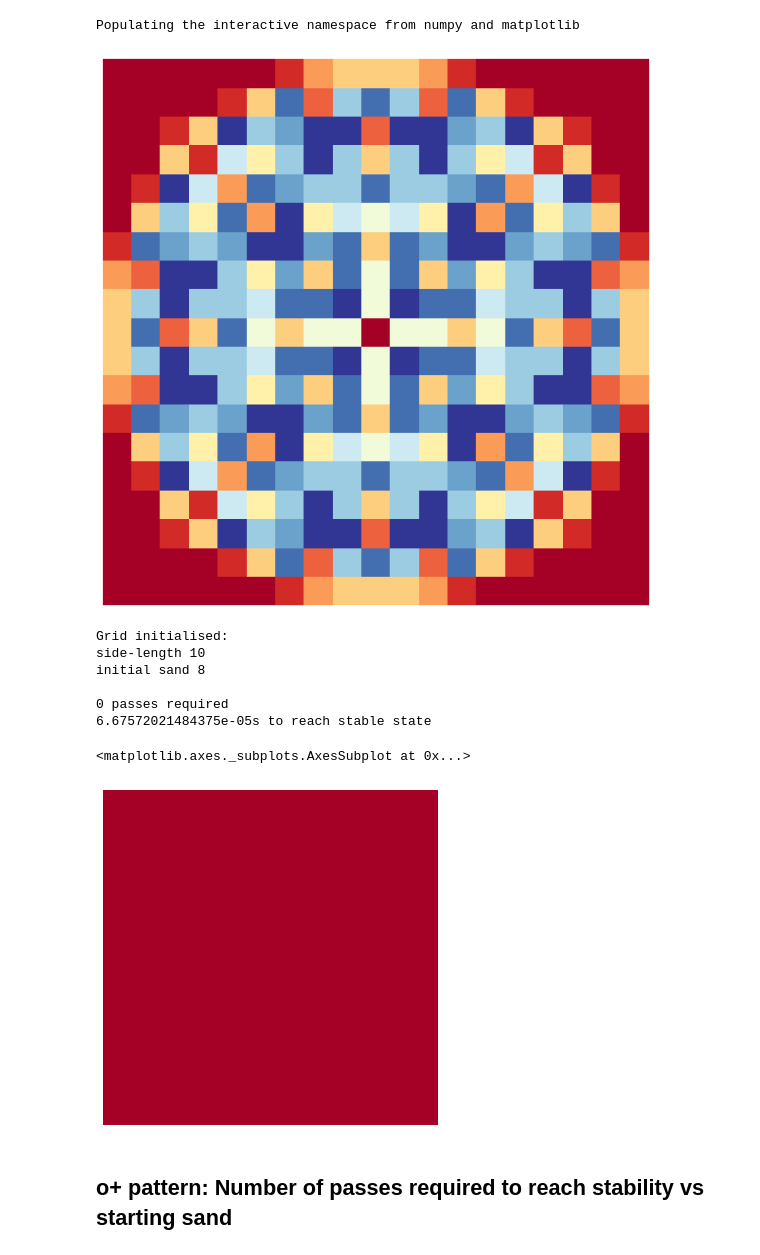
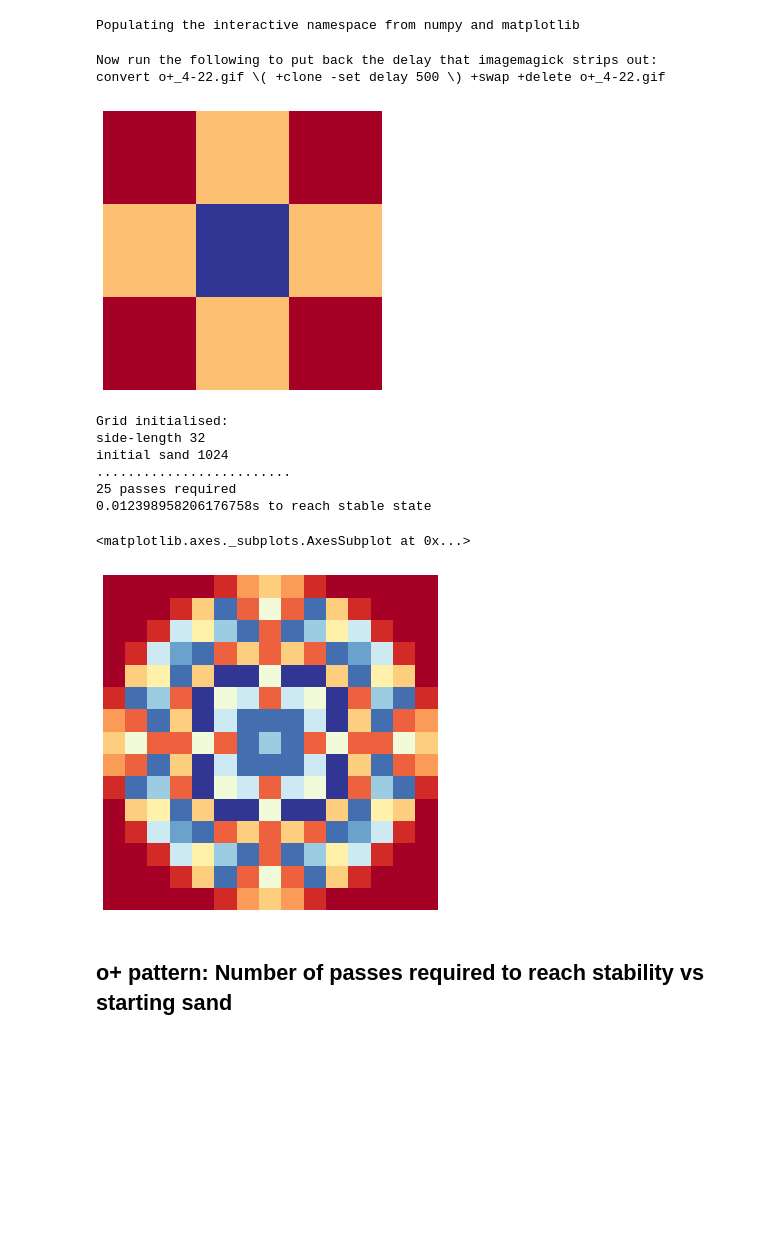
Before and after one commit to sminez/recreational_mathematics, a Jupyter notebook: Sandpiles/Sandpiles.ipynb, the cells around one changed output. Saved outputs shown, nothing was run; the diff lists cells and outputs as text; code cells hidden in the pictures; blank space fills up the shorter version.

Commit message:
now able to animate from cached csvs

```diff
--- a/Sandpiles/Sandpiles.ipynb
+++ b/Sandpiles/Sandpiles.ipynb
@@ -57,24 +100,26 @@ def go_run(sandPower, pattern, seed="."):
 Populating the interactive namespace from numpy and matplotlib
 # %%
 #data = from_csv(20, "++", ".")
-data = go_run(11, "o+", ".")
-visualise(data, 10)
+#visualise(data, 10)
+animate_by_n((4,22), "o+")
 # %% [output]
+Now run the following to put back the delay that imagemagick strips out:
+convert o+_4-22.gif \( +clone -set delay 500 \) +swap +delete o+_4-22.gif
-[figure, old version]
+[figure, new version]
 # %%
-s = SandHeap(3, 'o+')
+s = SandHeap(10, 'o+')
 g = s.topple(True)
 plt.figure(figsize=(6, 6))
 sns.heatmap(s.grid, cbar=False, xticklabels=False, yticklabels=False, cmap="RdYlBu")
 # %% [output]
 Grid initialised:
-side-length 10
-initial sand 8
-
-0 passes required
-6.67572021484375e-05s to reach stable state
+side-length 32
+initial sand 1024
+.........................
+25 passes required
+0.012398958206176758s to reach stable state
 <matplotlib.axes._subplots.AxesSubplot at 0x...>
-[figure, old version]
+[figure, new version]
 # %% [markdown]
 ## o+ pattern: Number of passes required to reach stability vs starting sand
 # %%
```
Also changed, not shown: parts of 1 cell of this notebook, 1 other file.
